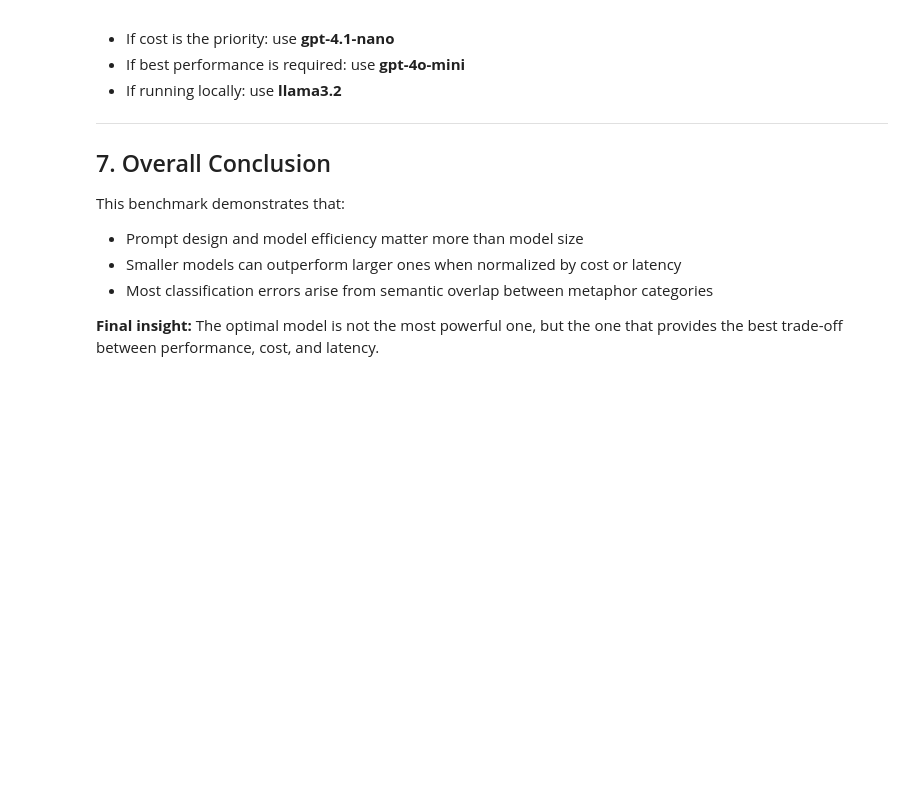
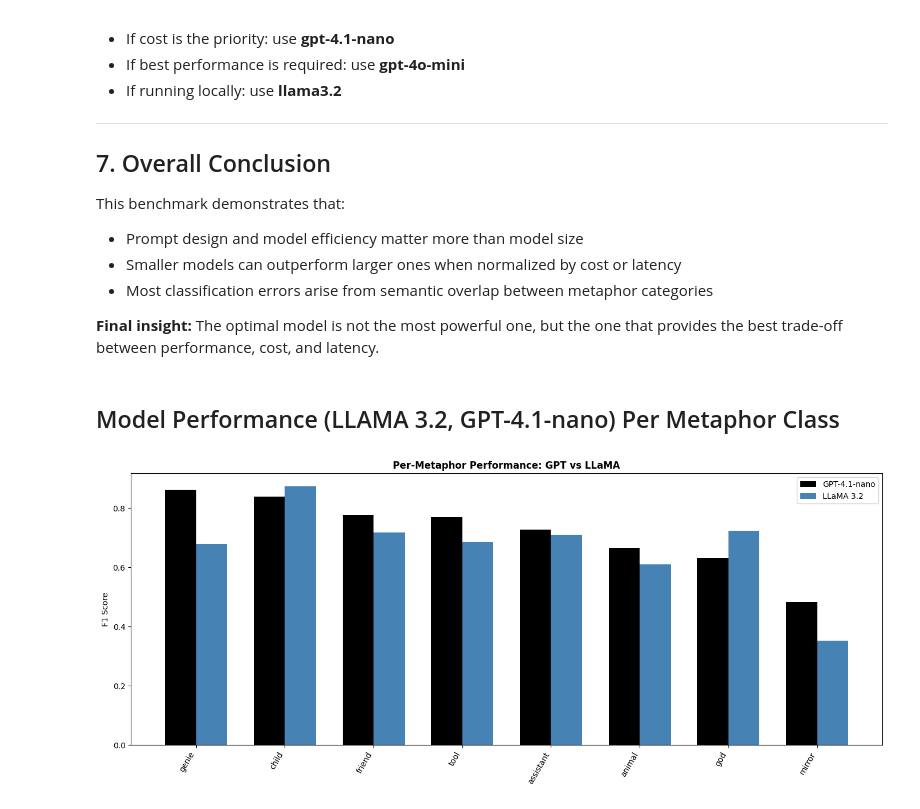
Before and after one commit to Sagnik-Chakravarty/FrameScope, a Jupyter notebook: Notebooks/01_LLM_comparison_metrics.ipynb, the cells around one changed output. Drawn from its saved outputs; the diff is of its cells as text; code cells hidden in the pictures; blank space fills up the shorter version.

```diff
--- a/Notebooks/01_LLM_comparison_metrics.ipynb
+++ b/Notebooks/01_LLM_comparison_metrics.ipynb
@@ -1285,3 +1285,5 @@ This benchmark demonstrates that:
 - Most classification errors arise from semantic overlap between metaphor categories
 
 **Final insight:** The optimal model is not the most powerful one, but the one that provides the best trade-off between performance, cost, and latency.
+# %% [markdown]
+## Model Performance (LLAMA 3.2, GPT-4.1-nano) Per Metaphor Class
@@ -1287,0 +1327,51 @@ This benchmark demonstrates that:
+# %%
+per_metaphor_df = per_metaphor_df[
+    per_metaphor_df["support"] > 0
+]
+# %%
+f1_pivot = per_metaphor_df.pivot(
+    index="metaphor",
+    columns="model",
+    values="f1"
+).reset_index()
+
+f1_pivot = f1_pivot.sort_values(
+    by="gpt-4.1-nano",
+    ascending=False
+)
+# %%
+import numpy as np
+import matplotlib.pyplot as plt
+
+x = np.arange(len(f1_pivot))
+width = 0.35
+
+plt.figure(figsize=(14,6))
+
+plt.bar(
+    x - width/2,
+    f1_pivot["gpt-4.1-nano"],
+    width,
+    label="GPT-4.1-nano",
+    color="black"
+)
+
+plt.bar(
+    x + width/2,
+    f1_pivot["llama3.2"],
+    width,
+    label="LLaMA 3.2",
+    color="steelblue"
+)
+
+plt.xticks(x, f1_pivot["metaphor"], rotation=60, ha="right")
+
+plt.ylabel("F1 Score")
+plt.title("Per-Metaphor Performance: GPT vs LLaMA", fontweight="bold")
+
+plt.legend()
+plt.tight_layout()
+plt.savefig(PLOT_DIR / "best_model_performance_comparison.png", dpi=300, bbox_inches="tight")
+plt.show()
+# %% [output]
+[figure, added]
```
Also changed, not shown: parts of 5 cells of this notebook, 4 other files.
